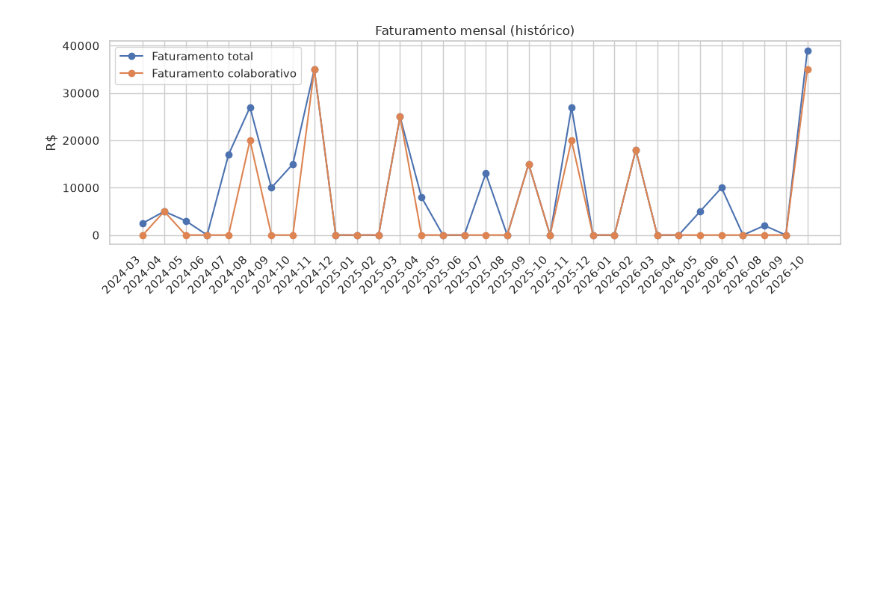
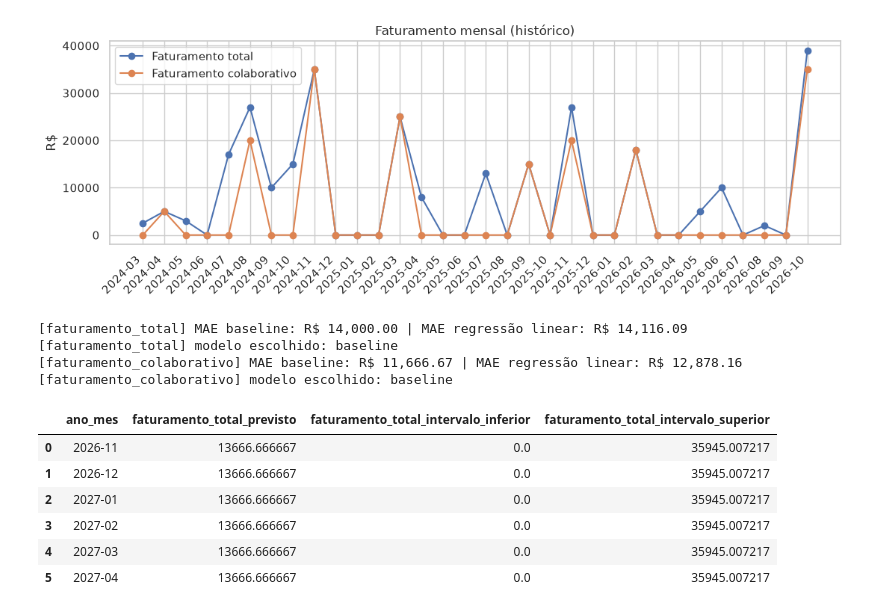
Before and after one commit to Italo27-py/Project_DEX_Asimov, a Jupyter notebook: Code_2.ipynb, the cells around one changed output. Saved outputs shown, nothing was run; the diff lists cells and outputs as text; code cells hidden in the pictures; blank space fills up the shorter version.

```diff
--- a/Code_2.ipynb
+++ b/Code_2.ipynb
@@ -101,3 +101,58 @@ def escolher_modelo(serie, coluna_alvo, min_pontos_teste=3):
     print(f'[{coluna_alvo}] MAE baseline: R$ {mae_base:,.2f} | MAE regressão linear: R$ {mae_linear:,.2f}')
 
     return 'baseline' if mae_base < mae_linear else 'linear'
+# %%
+def prever_linear(serie, coluna_alvo, meses_futuros=6):
+    X = serie[['indice_tempo']].values
+    y = serie[coluna_alvo].values
+    modelo = LinearRegression().fit(X, y)
+    residuos = y - modelo.predict(X)
+    desvio = residuos.std(ddof=1) if len(residuos) > 1 else 0.0
+
+    ultimo_indice = serie['indice_tempo'].max()
+    ultimo_mes = pd.Period(serie['ano_mes'].iloc[-1], freq='M')
+    indices_futuros = np.arange(ultimo_indice + 1, ultimo_indice + 1 + meses_futuros)
+    meses_labels = [str(ultimo_mes + i) for i in range(1, meses_futuros + 1)]
+
+    previsto = np.clip(modelo.predict(indices_futuros.reshape(-1, 1)), 0, None)
+    return pd.DataFrame({
+        'ano_mes': meses_labels,
+        f'{coluna_alvo}_previsto': previsto,
+        f'{coluna_alvo}_intervalo_inferior': np.clip(previsto - 1.96 * desvio, 0, None),
+        f'{coluna_alvo}_intervalo_superior': previsto + 1.96 * desvio,
+    })
+
+def prever_baseline(serie, coluna_alvo, meses_futuros=6, janela=3):
+    valor_base = serie[coluna_alvo].tail(janela).mean()
+    ultimo_mes = pd.Period(serie['ano_mes'].iloc[-1], freq='M')
+    meses_labels = [str(ultimo_mes + i) for i in range(1, meses_futuros + 1)]
+    desvio = serie[coluna_alvo].std(ddof=1) if len(serie) > 1 else 0.0
+    previsto = np.repeat(valor_base, meses_futuros)
+    return pd.DataFrame({
+        'ano_mes': meses_labels,
+        f'{coluna_alvo}_previsto': previsto,
+        f'{coluna_alvo}_intervalo_inferior': np.clip(previsto - 1.96 * desvio, 0, None),
+        f'{coluna_alvo}_intervalo_superior': previsto + 1.96 * desvio,
+    })
+
+def gerar_previsao(serie, coluna_alvo, meses_futuros=6):
+    metodo = escolher_modelo(serie, coluna_alvo)
+    previsao = prever_linear(serie, coluna_alvo, meses_futuros) if metodo == 'linear' else prever_baseline(serie, coluna_alvo, meses_futuros)
+    print(f'[{coluna_alvo}] modelo escolhido: {metodo}')
+    return previsao, metodo
+
+previsao_total, metodo_total = gerar_previsao(serie, 'faturamento_total')
+previsao_colaborativo, metodo_colaborativo = gerar_previsao(serie, 'faturamento_colaborativo')
+previsao_total
+# %% [output]
+[faturamento_total] MAE baseline: R$ 14,000.00 | MAE regressão linear: R$ 14,116.09
+[faturamento_total] modelo escolhido: baseline
+[faturamento_colaborativo] MAE baseline: R$ 11,666.67 | MAE regressão linear: R$ 12,878.16
+[faturamento_colaborativo] modelo escolhido: baseline
+|  | ano_mes | faturamento_total_previsto | faturamento_total_intervalo_inferior | faturamento_total_intervalo_superior |
+| 0 | 2026-11 | 13666.666667 | 0.0 | 35945.007217 |
+| 1 | 2026-12 | 13666.666667 | 0.0 | 35945.007217 |
+| 2 | 2027-01 | 13666.666667 | 0.0 | 35945.007217 |
+| 3 | 2027-02 | 13666.666667 | 0.0 | 35945.007217 |
+| 4 | 2027-03 | 13666.666667 | 0.0 | 35945.007217 |
+| 5 | 2027-04 | 13666.666667 | 0.0 | 35945.007217 |
```
Also changed, not shown: parts of 2 cells of this notebook.
